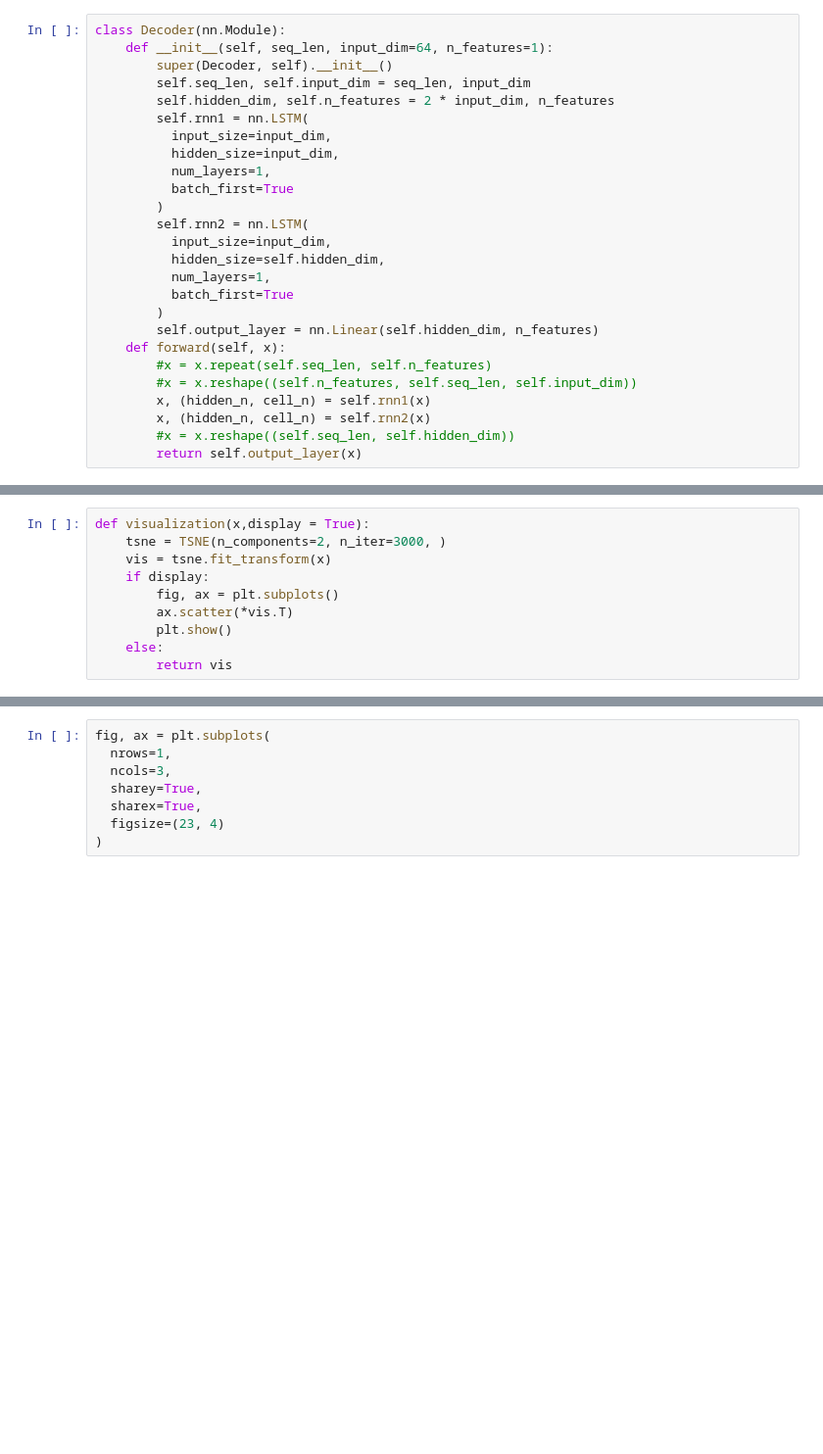
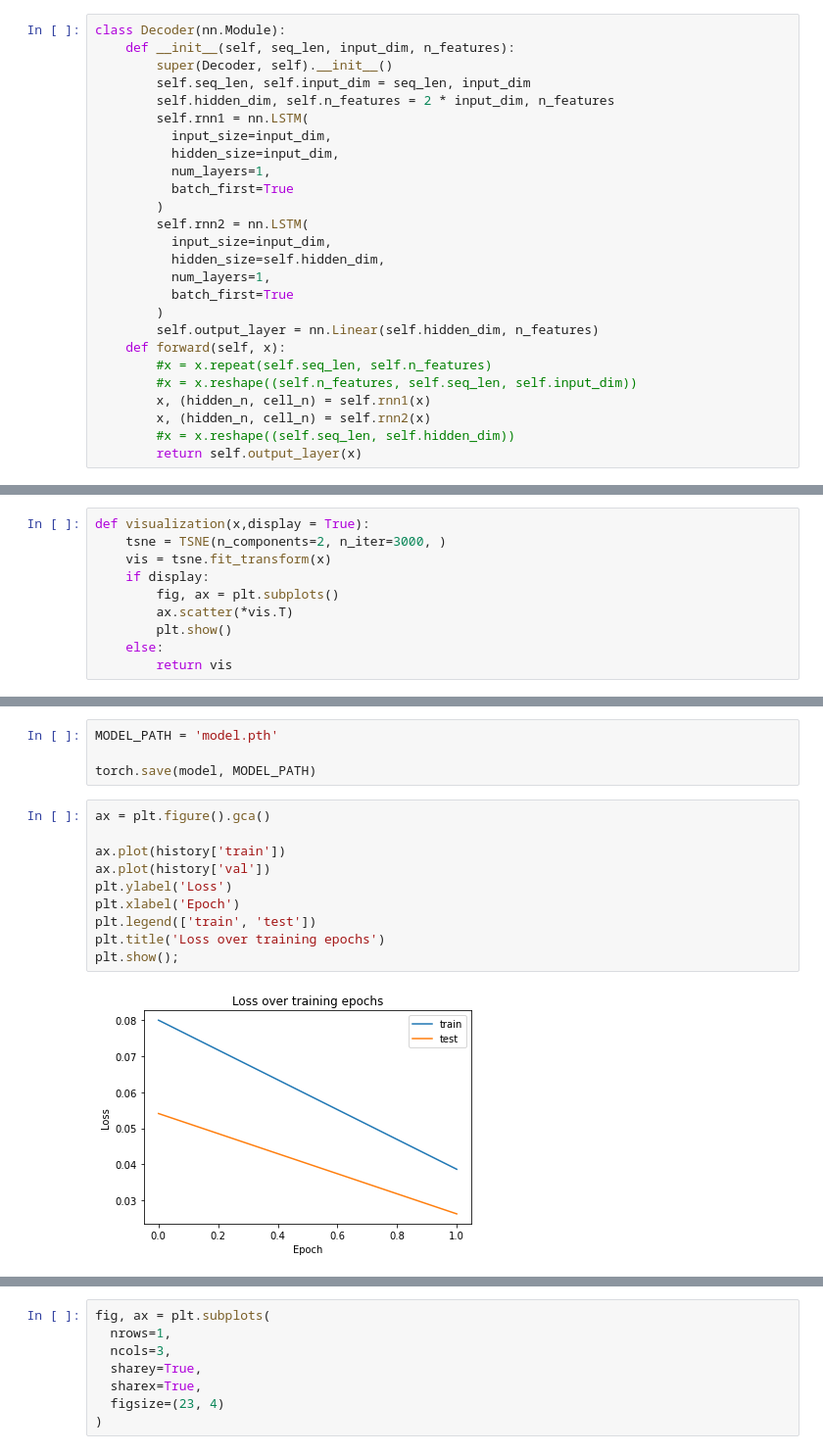
Before and after one commit to TheJproject/deeplearning, a Jupyter notebook: DL(1).ipynb, the cells around one changed output, grey strips where cells are left out. Shown: that part at 98% size. Cells and saved outputs as stored; diff of their text form; blank space fills up the shorter version.

```diff
--- a/DL(1).ipynb
+++ b/DL(1).ipynb
@@ -147,7 +174,7 @@ class Encoder(nn.Module):
         return self.encoder(x)
 # %%
 class Decoder(nn.Module):
-    def __init__(self, seq_len, input_dim=64, n_features=1):
+    def __init__(self, seq_len, input_dim, n_features):
         super(Decoder, self).__init__()
         self.seq_len, self.input_dim = seq_len, input_dim
         self.hidden_dim, self.n_features = 2 * input_dim, n_features
@@ -210,0 +342,16 @@ RecurrentAutoencoder(
+# %%
+MODEL_PATH = 'model.pth'
+
+torch.save(model, MODEL_PATH)
+# %%
+ax = plt.figure().gca()
+
+ax.plot(history['train'])
+ax.plot(history['val'])
+plt.ylabel('Loss')
+plt.xlabel('Epoch')
+plt.legend(['train', 'test'])
+plt.title('Loss over training epochs')
+plt.show();
+# %% [output]
+[figure, added]
```
Also changed, not shown: parts of 20 cells of this notebook.
